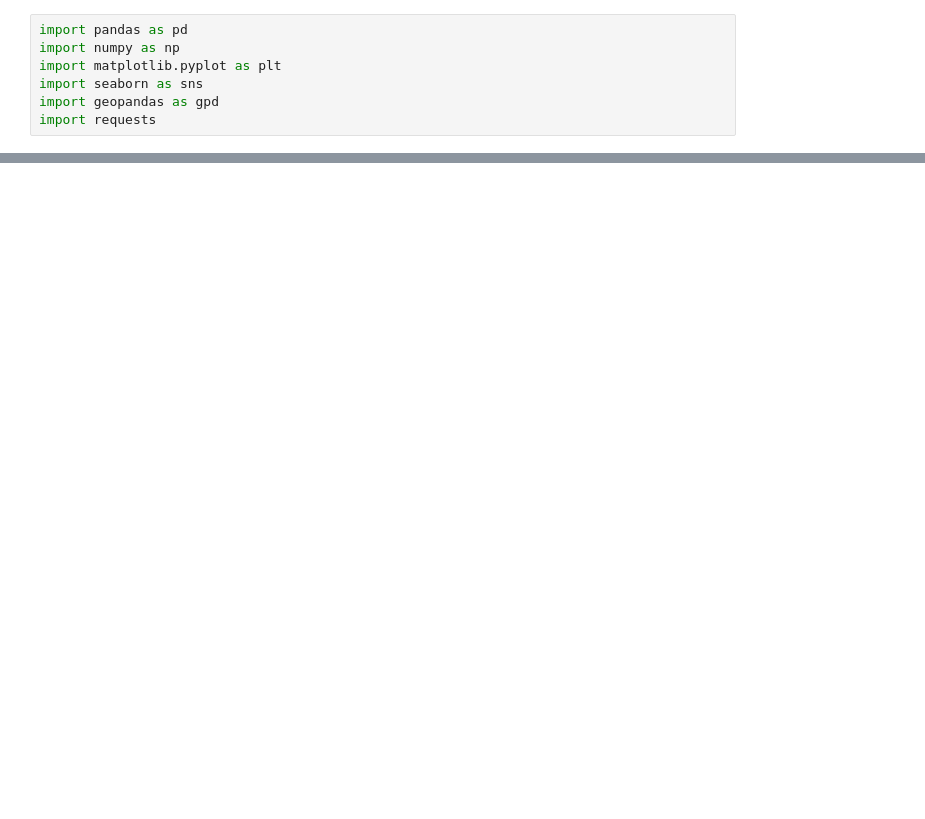
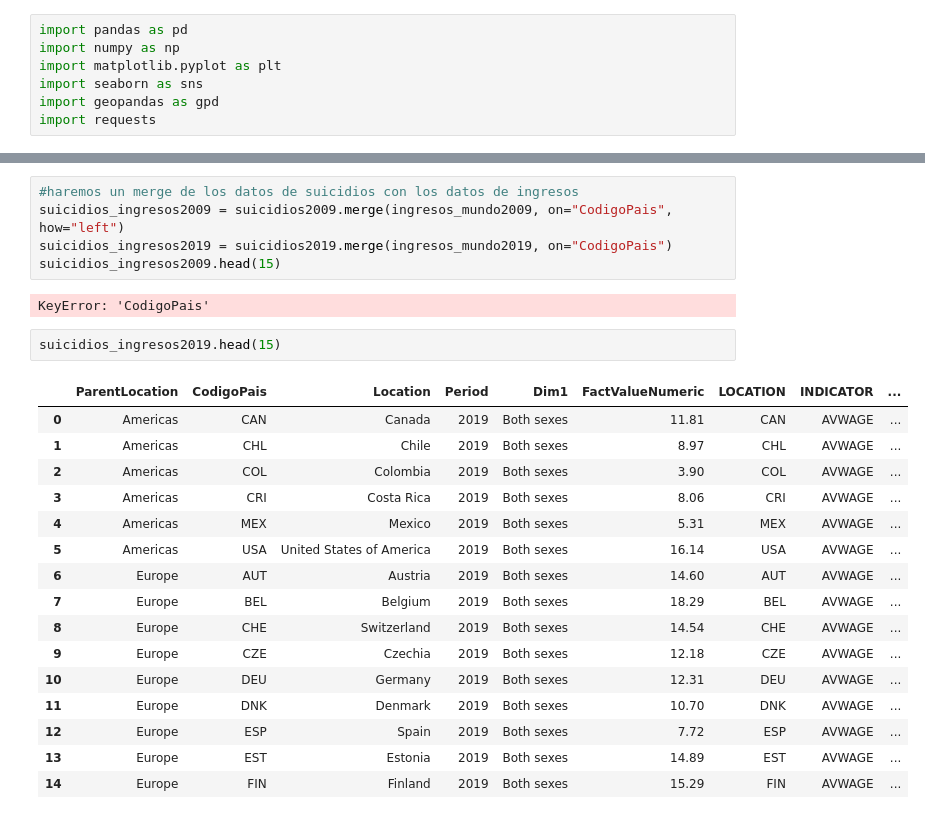
Before and after one commit to mardrouilly/Proyecto-I.C.D.-Grupo-2, a Jupyter notebook: Project_df.ipynb, the cells around one changed output, grey strips where cells are left out. Drawn from its saved outputs; the diff is of its cells as text; blank space fills up the shorter version.

```diff
--- a/Project_df.ipynb
+++ b/Project_df.ipynb
@@ -163,0 +103,26 @@ suicidios2019
+# %%
+#haremos un merge de los datos de suicidios con los datos de ingresos
+suicidios_ingresos2009 = suicidios2009.merge(ingresos_mundo2009, on="CodigoPais", how="left")
+suicidios_ingresos2019 = suicidios2019.merge(ingresos_mundo2019, on="CodigoPais")
+suicidios_ingresos2009.head(15)
+# %% [output]
+KeyError: 'CodigoPais'
+# %%
+suicidios_ingresos2019.head(15)
+# %% [output]
+|  | ParentLocation | CodigoPais | Location | Period | Dim1 | FactValueNumeric | LOCATION | INDICATOR | ... |
+| 0 | Americas | CAN | Canada | 2019 | Both sexes | 11.81 | CAN | AVWAGE | ... |
+| 1 | Americas | CHL | Chile | 2019 | Both sexes | 8.97 | CHL | AVWAGE | ... |
+| 2 | Americas | COL | Colombia | 2019 | Both sexes | 3.90 | COL | AVWAGE | ... |
+| 3 | Americas | CRI | Costa Rica | 2019 | Both sexes | 8.06 | CRI | AVWAGE | ... |
+| 4 | Americas | MEX | Mexico | 2019 | Both sexes | 5.31 | MEX | AVWAGE | ... |
+| 5 | Americas | USA | United States of America | 2019 | Both sexes | 16.14 | USA | AVWAGE | ... |
+| 6 | Europe | AUT | Austria | 2019 | Both sexes | 14.60 | AUT | AVWAGE | ... |
+| 7 | Europe | BEL | Belgium | 2019 | Both sexes | 18.29 | BEL | AVWAGE | ... |
+| 8 | Europe | CHE | Switzerland | 2019 | Both sexes | 14.54 | CHE | AVWAGE | ... |
+| 9 | Europe | CZE | Czechia | 2019 | Both sexes | 12.18 | CZE | AVWAGE | ... |
+| 10 | Europe | DEU | Germany | 2019 | Both sexes | 12.31 | DEU | AVWAGE | ... |
+| 11 | Europe | DNK | Denmark | 2019 | Both sexes | 10.70 | DNK | AVWAGE | ... |
+| 12 | Europe | ESP | Spain | 2019 | Both sexes | 7.72 | ESP | AVWAGE | ... |
+| 13 | Europe | EST | Estonia | 2019 | Both sexes | 14.89 | EST | AVWAGE | ... |
+| 14 | Europe | FIN | Finland | 2019 | Both sexes | 15.29 | FIN | AVWAGE | ... |
```
Also changed, not shown: parts of 16 cells of this notebook.
